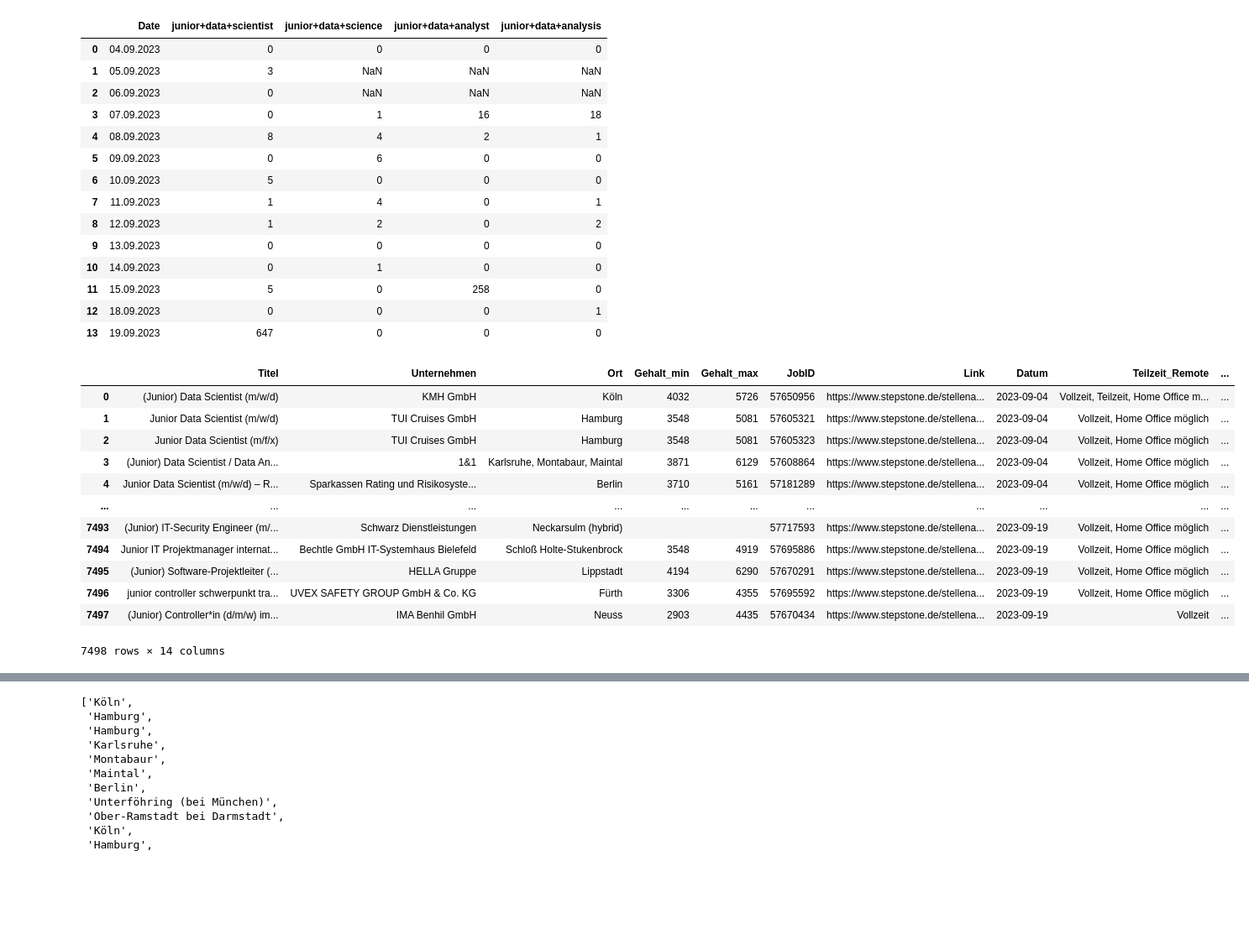
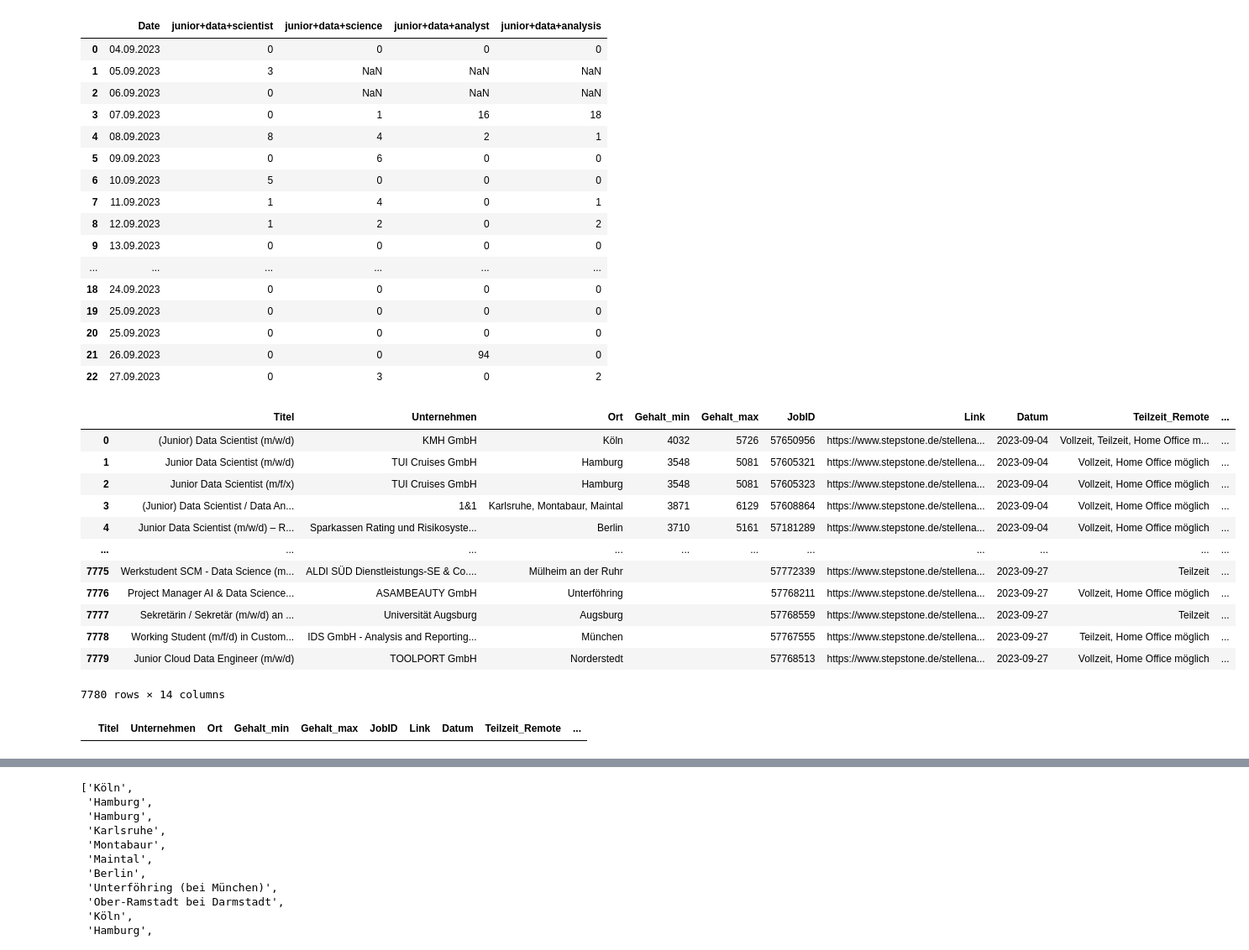
Before and after one commit to tim-hilde/Data-Science-Jobs, a Jupyter notebook: analysis.ipynb, the cells around one changed output, grey strips where cells are left out. Shown: that part at 84% size. Saved outputs shown, nothing was run; the diff lists cells and outputs as text; code cells hidden in the pictures; blank space fills up the shorter version.

```diff
--- a/analysis.ipynb
+++ b/analysis.ipynb
@@ -1,35 +1,42 @@
 # %%
 import pandas as pd
-stats = pd.read_pickle("data/statistics.pkl")
-jobs_df = pd.read_pickle("data/jobs.pkl")
+stats = pd.read_pickle("../Data Mining/data/statistics.pkl")
+jobs_df = pd.read_pickle("../Data Mining/data/jobs.pkl")
 display(stats)
 display(jobs_df)
 # %% [output]
 |  | Date | junior+data+scientist | junior+data+science | junior+data+analyst | junior+data+analysis |
 | 0 | 04.09.2023 | 0 | 0 | 0 | 0 |
 | 1 | 05.09.2023 | 3 | NaN | NaN | NaN |
 | 2 | 06.09.2023 | 0 | NaN | NaN | NaN |
 | 3 | 07.09.2023 | 0 | 1 | 16 | 18 |
 | 4 | 08.09.2023 | 8 | 4 | 2 | 1 |
 | 5 | 09.09.2023 | 0 | 6 | 0 | 0 |
 | 6 | 10.09.2023 | 5 | 0 | 0 | 0 |
 | 7 | 11.09.2023 | 1 | 4 | 0 | 1 |
 | 8 | 12.09.2023 | 1 | 2 | 0 | 2 |
 | 9 | 13.09.2023 | 0 | 0 | 0 | 0 |
-| 10 | 14.09.2023 | 0 | 1 | 0 | 0 |
-| 11 | 15.09.2023 | 5 | 0 | 258 | 0 |
-| 12 | 18.09.2023 | 0 | 0 | 0 | 1 |
-| 13 | 19.09.2023 | 647 | 0 | 0 | 0 |
+| ... | ... | ... | ... | ... | ... |
+| 18 | 24.09.2023 | 0 | 0 | 0 | 0 |
+| 19 | 25.09.2023 | 0 | 0 | 0 | 0 |
+| 20 | 25.09.2023 | 0 | 0 | 0 | 0 |
+| 21 | 26.09.2023 | 0 | 0 | 94 | 0 |
+| 22 | 27.09.2023 | 0 | 3 | 0 | 2 |
 |  | Titel | Unternehmen | Ort | Gehalt_min | Gehalt_max | JobID | Link | Datum | Teilzeit_Remote | ... |
 | 0 | (Junior) Data Scientist (m/w/d) | KMH GmbH | Köln | 4032 | 5726 | 57650956 | https://www.stepstone.de/stellena... | 2023-09-04 | Vollzeit, Teilzeit, Home Office m... | ... |
 | 1 | Junior Data Scientist (m/w/d) | TUI Cruises GmbH | Hamburg | 3548 | 5081 | 57605321 | https://www.stepstone.de/stellena... | 2023-09-04 | Vollzeit, Home Office möglich | ... |
 | 2 | Junior Data Scientist (m/f/x) | TUI Cruises GmbH | Hamburg | 3548 | 5081 | 57605323 | https://www.stepstone.de/stellena... | 2023-09-04 | Vollzeit, Home Office möglich | ... |
 | 3 | (Junior) Data Scientist / Data An... | 1&1 | Karlsruhe, Montabaur, Maintal | 3871 | 6129 | 57608864 | https://www.stepstone.de/stellena... | 2023-09-04 | Vollzeit, Home Office möglich | ... |
 | 4 | Junior Data Scientist (m/w/d) – R... | Sparkassen Rating und Risikosyste... | Berlin | 3710 | 5161 | 57181289 | https://www.stepstone.de/stellena... | 2023-09-04 | Vollzeit, Home Office möglich | ... |
 | ... | ... | ... | ... | ... | ... | ... | ... | ... | ... | ... |
-| 7493 | (Junior) IT-Security Engineer (m/... | Schwarz Dienstleistungen | Neckarsulm (hybrid) |  |  | 57717593 | https://www.stepstone.de/stellena... | 2023-09-19 | Vollzeit, Home Office möglich | ... |
-| 7494 | Junior IT Projektmanager internat... | Bechtle GmbH IT-Systemhaus Bielefeld | Schloß Holte-Stukenbrock | 3548 | 4919 | 57695886 | https://www.stepstone.de/stellena... | 2023-09-19 | Vollzeit, Home Office möglich | ... |
-| 7495 | (Junior) Software-Projektleiter (... | HELLA Gruppe | Lippstadt | 4194 | 6290 | 57670291 | https://www.stepstone.de/stellena... | 2023-09-19 | Vollzeit, Home Office möglich | ... |
-| 7496 | junior controller schwerpunkt tra... | UVEX SAFETY GROUP GmbH & Co. KG | Fürth | 3306 | 4355 | 57695592 | https://www.stepstone.de/stellena... | 2023-09-19 | Vollzeit, Home Office möglich | ... |
-| 7497 | (Junior) Controller*in (d/m/w) im... | IMA Benhil GmbH | Neuss | 2903 | 4435 | 57670434 | https://www.stepstone.de/stellena... | 2023-09-19 | Vollzeit | ... |
+| 7775 | Werkstudent SCM - Data Science (m... | ALDI SÜD Dienstleistungs-SE & Co.... | Mülheim an der Ruhr |  |  | 57772339 | https://www.stepstone.de/stellena... | 2023-09-27 | Teilzeit | ... |
+| 7776 | Project Manager AI & Data Science... | ASAMBEAUTY GmbH | Unterföhring |  |  | 57768211 | https://www.stepstone.de/stellena... | 2023-09-27 | Vollzeit, Home Office möglich | ... |
+| 7777 | Sekretärin / Sekretär (m/w/d) an ... | Universität Augsburg | Augsburg |  |  | 57768559 | https://www.stepstone.de/stellena... | 2023-09-27 | Teilzeit | ... |
+| 7778 | Working Student (m/f/d) in Custom... | IDS GmbH - Analysis and Reporting... | München |  |  | 57767555 | https://www.stepstone.de/stellena... | 2023-09-27 | Teilzeit, Home Office möglich | ... |
+| 7779 | Junior Cloud Data Engineer (m/w/d) | TOOLPORT GmbH | Norderstedt |  |  | 57768513 | https://www.stepstone.de/stellena... | 2023-09-27 | Vollzeit, Home Office möglich | ... |
-7498 rows × 14 columns
+7780 rows × 14 columns
+# %%
+jobs_err = jobs_df[(jobs_df["Teilzeit_Remote"] == "-") & (jobs_df["Introduction"] == "")]
+jobs_err
+# %% [output]
+|  | Titel | Unternehmen | Ort | Gehalt_min | Gehalt_max | JobID | Link | Datum | Teilzeit_Remote | ... |
```
Also changed, not shown: parts of 5 cells of this notebook, 1 other file.
